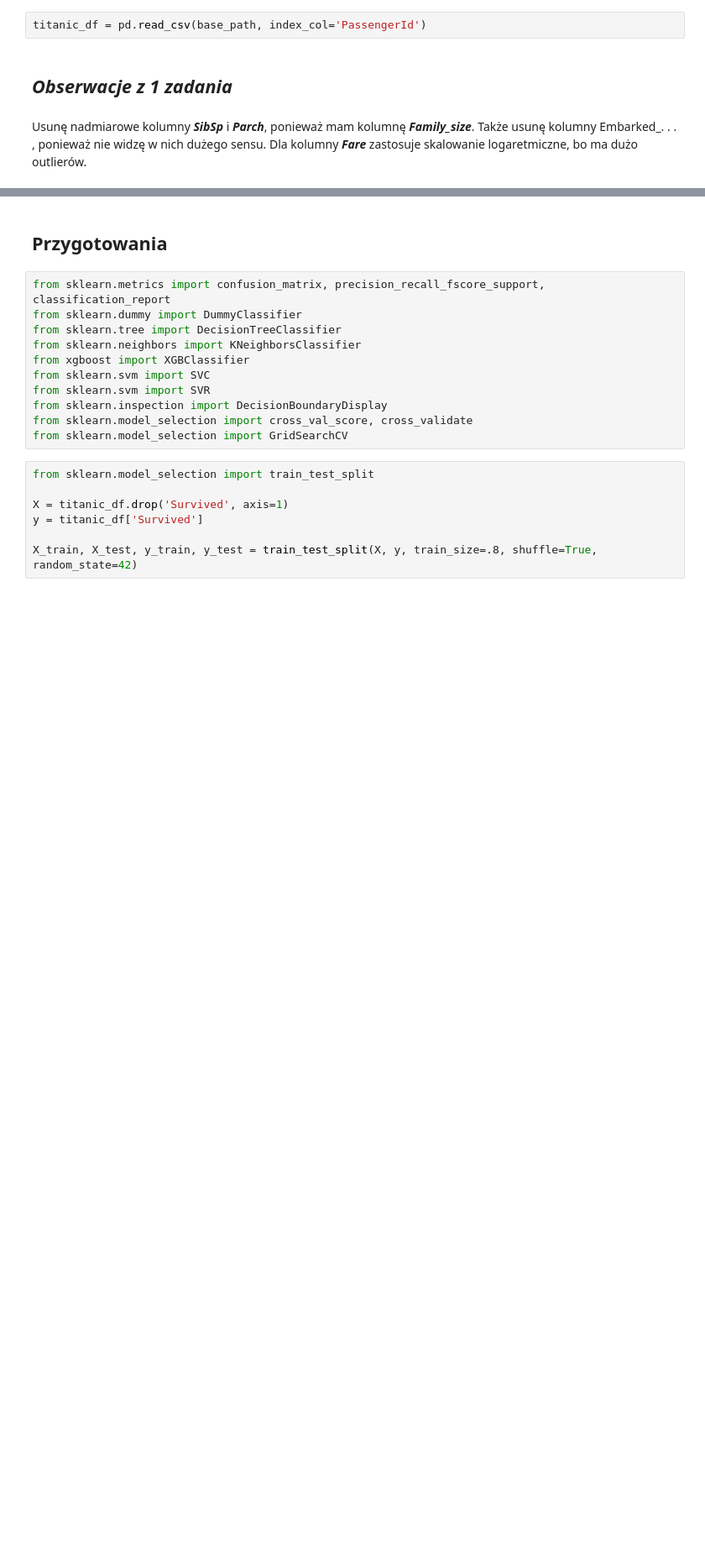
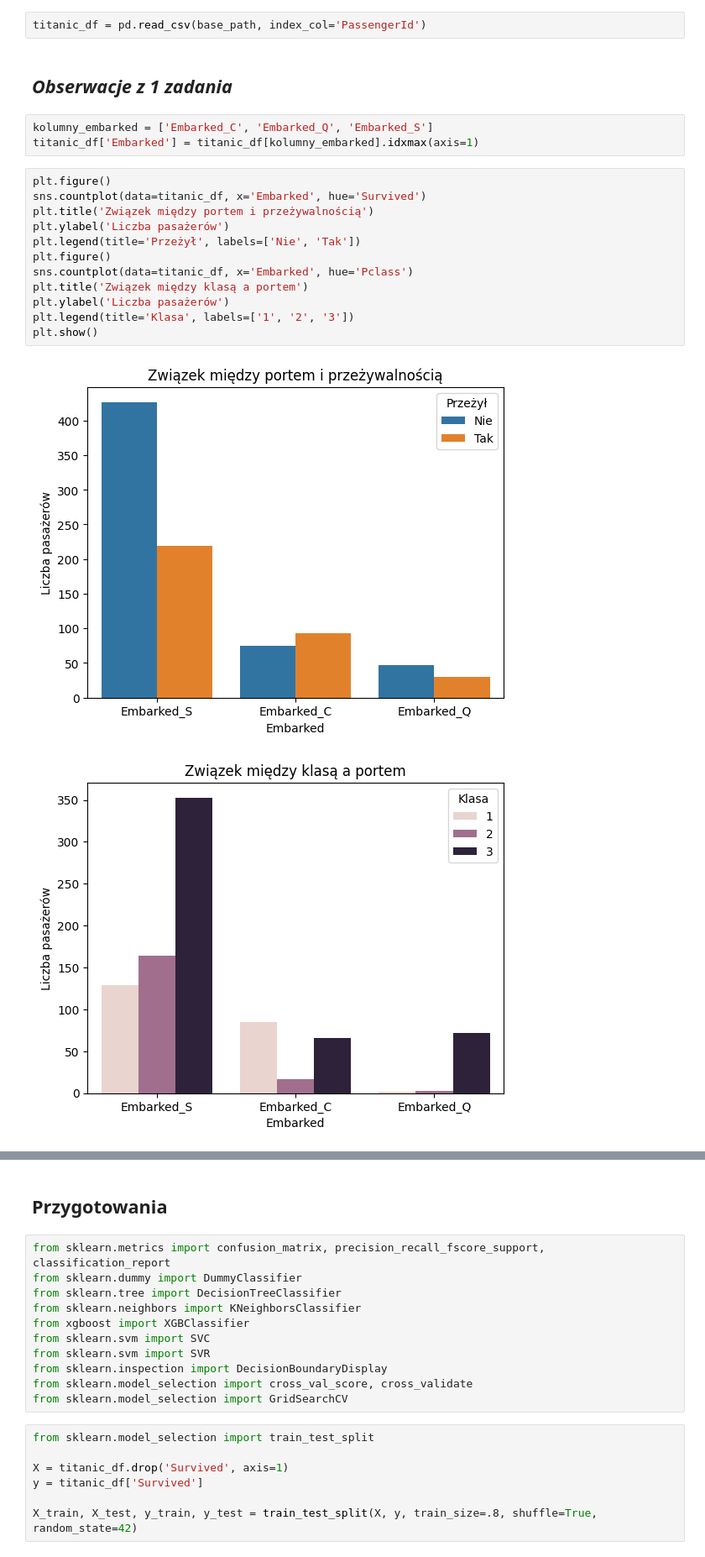
Before and after one commit to Solvro/ml-wakacyjne-wyzwanie-2026, a Jupyter notebook: 02_podstawy_aiml/ML_zadanie.ipynb, the cells around one changed output, grey strips where cells are left out. Shown at 84% size. Saved outputs shown, nothing was run; the diff lists cells and outputs as text; blank space fills up the shorter version.

```diff
--- a/02_podstawy_aiml/ML_zadanie.ipynb
+++ b/02_podstawy_aiml/ML_zadanie.ipynb
@@ -48,5 +48,21 @@ Uwaga! Jeśli Titanic to dla Ciebie nic i baaaaardzo chcesz to możesz w ramach
 titanic_df = pd.read_csv(base_path, index_col='PassengerId')
 # %% [markdown]
 ## ***Obserwacje z 1 zadania***
-# %% [markdown]
-Usunę nadmiarowe kolumny ***SibSp*** i ***Parch***, ponieważ mam kolumnę ***Family_size***. Także usunę kolumny Embarked_. . . , ponieważ nie widzę w nich dużego sensu. Dla kolumny ***Fare*** zastosuje skalowanie logaretmiczne, bo ma dużo outlierów.
+# %%
+kolumny_embarked = ['Embarked_C', 'Embarked_Q', 'Embarked_S']
+titanic_df['Embarked'] = titanic_df[kolumny_embarked].idxmax(axis=1)
+# %%
+plt.figure()
+sns.countplot(data=titanic_df, x='Embarked', hue='Survived')
+plt.title('Związek między portem i przeżywalnością')
+plt.ylabel('Liczba pasażerów')
+plt.legend(title='Przeżył', labels=['Nie', 'Tak'])
+plt.figure()
+sns.countplot(data=titanic_df, x='Embarked', hue='Pclass')
+plt.title('Związek między klasą a portem')
+plt.ylabel('Liczba pasażerów')
+plt.legend(title='Klasa', labels=['1', '2', '3'])
+plt.show()
+# %% [output]
+[figure, added]
+[figure, added]
```
Also changed, not shown: parts of 12 cells of this notebook.
